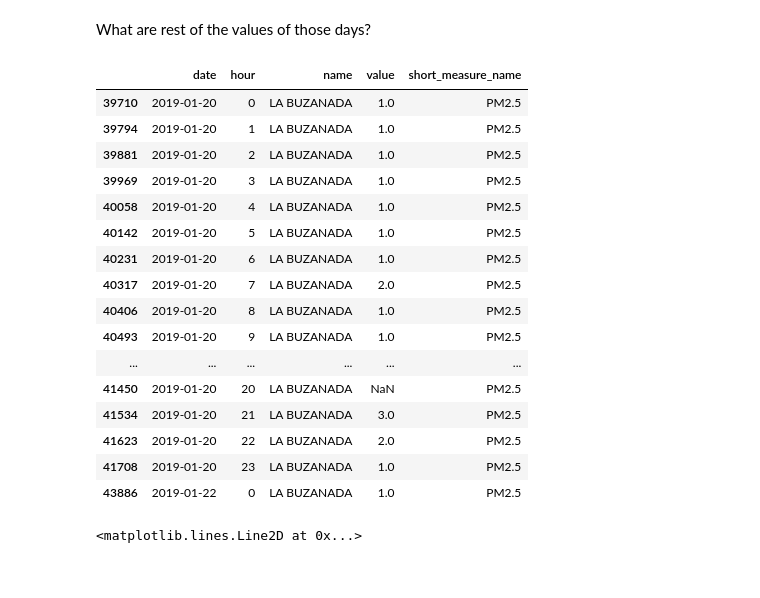
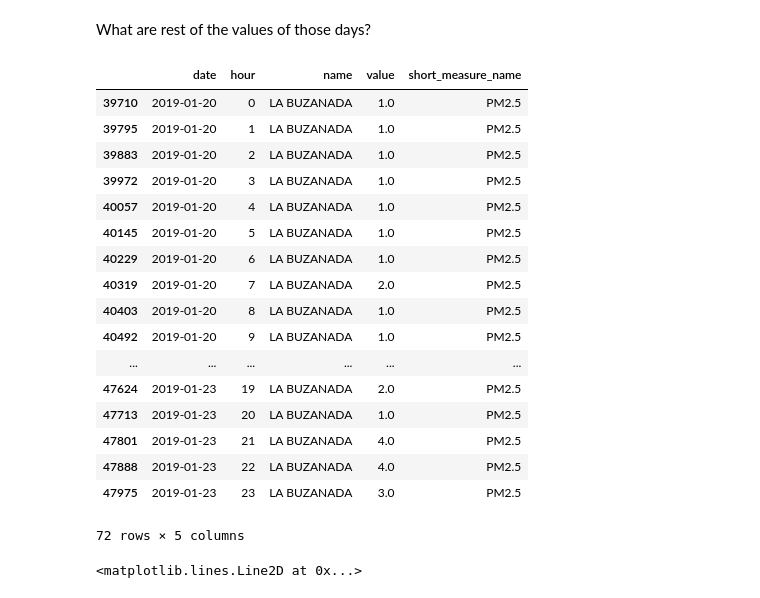
Before and after one commit to carlosdg/AirPollutionForecasting, a Jupyter notebook: Software/jupyter/notebooks/ExploringTheData.ipynb, the cells around one changed output. Cells and saved outputs as stored; diff of their text form; code cells hidden in the pictures.

```diff
--- a/Software/jupyter/notebooks/ExploringTheData.ipynb
+++ b/Software/jupyter/notebooks/ExploringTheData.ipynb
@@ -118,31 +157,32 @@ What are rest of the values of those days?
 # %%
 dates = [dt.date(2019, 1, 20), dt.date(2019, 1, 22), dt.date(2019, 1, 23)]
 zone = ["LA BUZANADA"]
 measure = ["PM2.5"]
 
 row_filter = (data_frame["date"].isin(dates)) & (data_frame["name"].isin(zone)) & (data_frame["short_measure_name"].isin(measure))
 col_filter = ["date", "hour", "name", "value", "short_measure_name"]
 days = data_frame.loc[row_filter, col_filter]
 
-days.head(25)
+days
 # %% [output]
 |  | date | hour | name | value | short_measure_name |
 | 39710 | 2019-01-20 | 0 | LA BUZANADA | 1.0 | PM2.5 |
-| 39794 | 2019-01-20 | 1 | LA BUZANADA | 1.0 | PM2.5 |
-| 39881 | 2019-01-20 | 2 | LA BUZANADA | 1.0 | PM2.5 |
-| 39969 | 2019-01-20 | 3 | LA BUZANADA | 1.0 | PM2.5 |
-| 40058 | 2019-01-20 | 4 | LA BUZANADA | 1.0 | PM2.5 |
-| 40142 | 2019-01-20 | 5 | LA BUZANADA | 1.0 | PM2.5 |
-| 40231 | 2019-01-20 | 6 | LA BUZANADA | 1.0 | PM2.5 |
-| 40317 | 2019-01-20 | 7 | LA BUZANADA | 2.0 | PM2.5 |
-| 40406 | 2019-01-20 | 8 | LA BUZANADA | 1.0 | PM2.5 |
-| 40493 | 2019-01-20 | 9 | LA BUZANADA | 1.0 | PM2.5 |
+| 39795 | 2019-01-20 | 1 | LA BUZANADA | 1.0 | PM2.5 |
+| 39883 | 2019-01-20 | 2 | LA BUZANADA | 1.0 | PM2.5 |
+| 39972 | 2019-01-20 | 3 | LA BUZANADA | 1.0 | PM2.5 |
+| 40057 | 2019-01-20 | 4 | LA BUZANADA | 1.0 | PM2.5 |
+| 40145 | 2019-01-20 | 5 | LA BUZANADA | 1.0 | PM2.5 |
+| 40229 | 2019-01-20 | 6 | LA BUZANADA | 1.0 | PM2.5 |
+| 40319 | 2019-01-20 | 7 | LA BUZANADA | 2.0 | PM2.5 |
+| 40403 | 2019-01-20 | 8 | LA BUZANADA | 1.0 | PM2.5 |
+| 40492 | 2019-01-20 | 9 | LA BUZANADA | 1.0 | PM2.5 |
 | ... | ... | ... | ... | ... | ... |
-| 41450 | 2019-01-20 | 20 | LA BUZANADA | NaN | PM2.5 |
-| 41534 | 2019-01-20 | 21 | LA BUZANADA | 3.0 | PM2.5 |
-| 41623 | 2019-01-20 | 22 | LA BUZANADA | 2.0 | PM2.5 |
-| 41708 | 2019-01-20 | 23 | LA BUZANADA | 1.0 | PM2.5 |
-| 43886 | 2019-01-22 | 0 | LA BUZANADA | 1.0 | PM2.5 |
+| 47624 | 2019-01-23 | 19 | LA BUZANADA | 2.0 | PM2.5 |
+| 47713 | 2019-01-23 | 20 | LA BUZANADA | 1.0 | PM2.5 |
+| 47801 | 2019-01-23 | 21 | LA BUZANADA | 4.0 | PM2.5 |
+| 47888 | 2019-01-23 | 22 | LA BUZANADA | 4.0 | PM2.5 |
+| 47975 | 2019-01-23 | 23 | LA BUZANADA | 3.0 | PM2.5 |
+72 rows × 5 columns
 # %%
 days.loc[:, ["date", "hour", "value"]].set_index(["date", "hour"]).plot(rot=90, grid=True).axhline(0, color="red")
 # %% [output]
```
Also changed, not shown: parts of 14 cells of this notebook.
